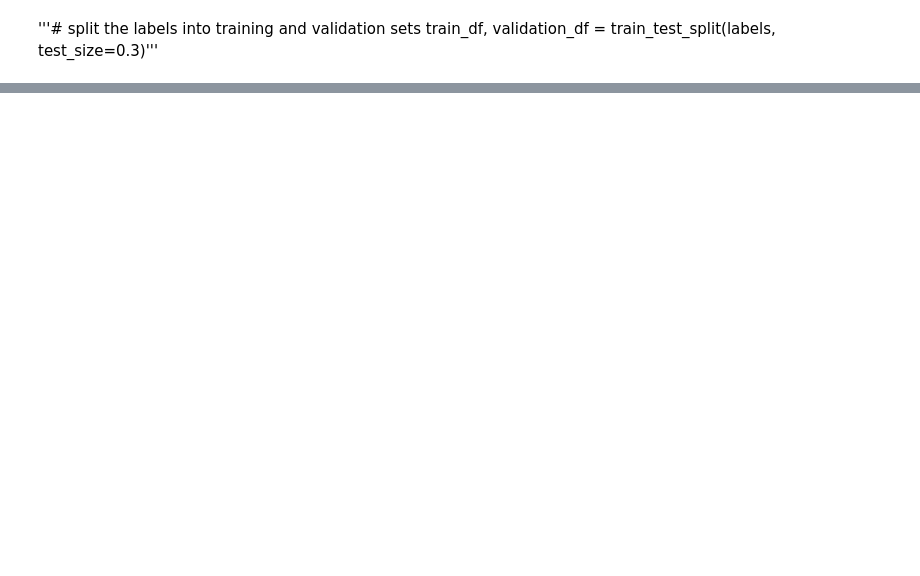
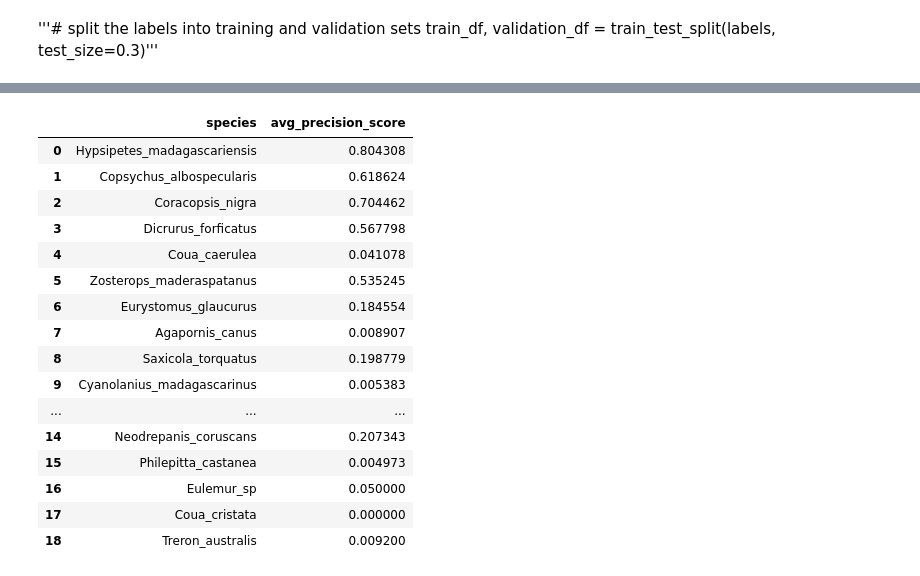
Before and after one commit to smholmes3/rewilding_madagascar, a Jupyter notebook: CNN_model_default.ipynb, the cells around one changed output, grey strips where cells are left out. Cells and saved outputs as stored; diff of their text form; code cells hidden in the pictures; blank space fills up the shorter version.

Commit message:
Checking average precision scores for first CNN

```diff
--- a/CNN_model_default.ipynb
+++ b/CNN_model_default.ipynb
@@ -190,0 +305,3 @@ model.train(train_labels, val_labels, epochs=20, num_workers=8, batch_size=256)
+# %%
+val_predictions = model.predict(val_labels,batch_size=64)
+val_predictions.head()
@@ -190,0 +326,8 @@ model.train(train_labels, val_labels, epochs=20, num_workers=8, batch_size=256)
+# %%
+avprecscore_by_sp = pd.DataFrame(columns=['species', 'avg_precision_score'])
+for species in class_list:
+    avgscore = sklearn.metrics.average_precision_score(val_labels [species],val_predictions [species])
+    new_row = pd.DataFrame({'species': [species], 'avg_precision_score': [avgscore]})
+    avprecscore_by_sp = pd.concat([avprecscore_by_sp, new_row], ignore_index=True)
+
+avprecscore_by_sp.head()
@@ -190,0 +341,20 @@ model.train(train_labels, val_labels, epochs=20, num_workers=8, batch_size=256)
+# %%
+avprecscore_by_sp
+# %% [output]
+|  | species | avg_precision_score |
+| 0 | Hypsipetes_madagascariensis | 0.804308 |
+| 1 | Copsychus_albospecularis | 0.618624 |
+| 2 | Coracopsis_nigra | 0.704462 |
+| 3 | Dicrurus_forficatus | 0.567798 |
+| 4 | Coua_caerulea | 0.041078 |
+| 5 | Zosterops_maderaspatanus | 0.535245 |
+| 6 | Eurystomus_glaucurus | 0.184554 |
+| 7 | Agapornis_canus | 0.008907 |
+| 8 | Saxicola_torquatus | 0.198779 |
+| 9 | Cyanolanius_madagascarinus | 0.005383 |
+| ... | ... | ... |
+| 14 | Neodrepanis_coruscans | 0.207343 |
+| 15 | Philepitta_castanea | 0.004973 |
+| 16 | Eulemur_sp | 0.050000 |
+| 17 | Coua_cristata | 0.000000 |
+| 18 | Treron_australis | 0.009200 |
```
Also changed, not shown: parts of 13 cells of this notebook.
